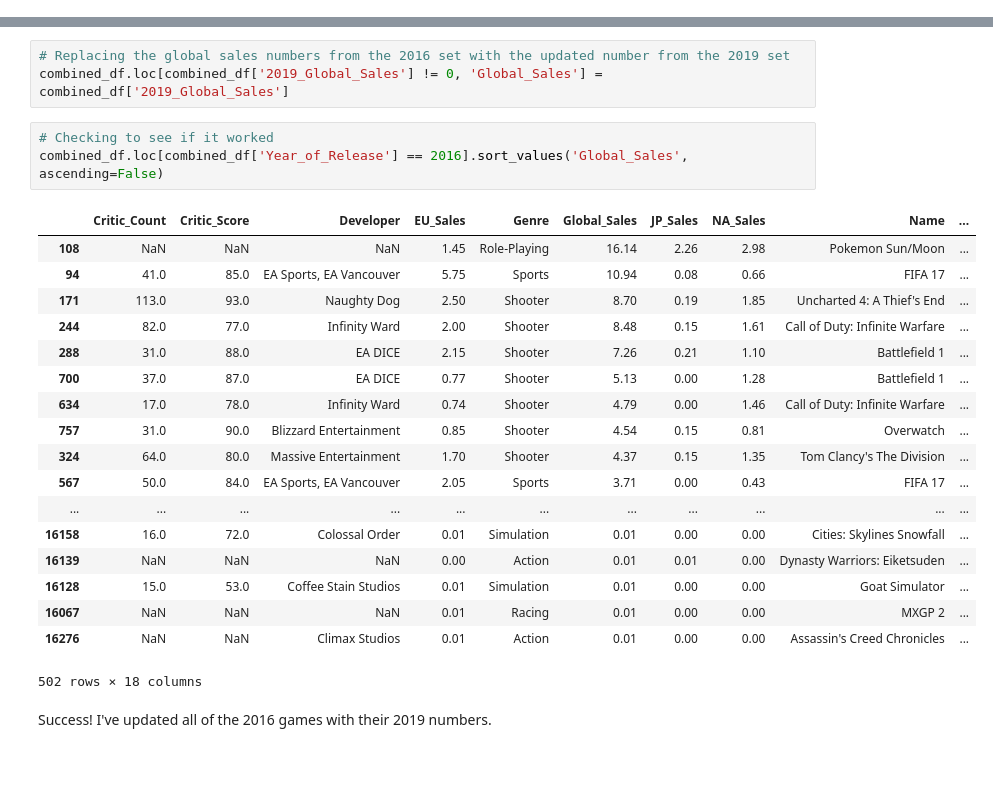
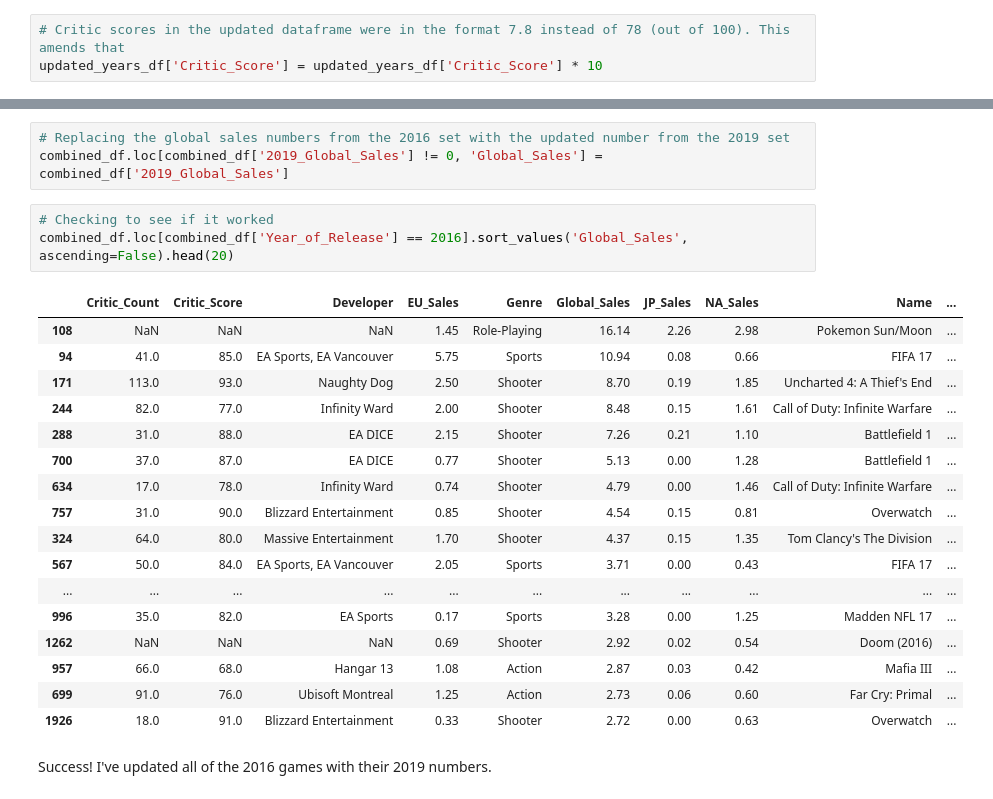
Before and after one commit to BlackDataSolutions/dsc-5-capstone-project-online-ds-ft-021119, a Jupyter notebook: VideoGameData EDA.ipynb, the cells around one changed output, grey strips where cells are left out. Cells and saved outputs as stored; diff of their text form; blank space fills up the shorter version.

```diff
--- a/VideoGameData EDA.ipynb
+++ b/VideoGameData EDA.ipynb
@@ -433,6 +408,9 @@ updated_years_df['Year_of_Release'].value_counts()
 2017.0    784
 2018.0    715
 Name: Year_of_Release, dtype: int64
+# %%
+# Critic scores in the updated dataframe were in the format 7.8 instead of 78 (out of 100). This amends that
+updated_years_df['Critic_Score'] = updated_years_df['Critic_Score'] * 10
 # %%
 # Creating an update dataframe for 2016 data
 updated_sales_df = df_2019.loc[(df_2019['Year_of_Release'] == 2016)]
@@ -561,26 +498,25 @@ combined_df['2019_Global_Sales'].fillna(0, inplace=True)
 combined_df.loc[combined_df['2019_Global_Sales'] != 0, 'Global_Sales'] = combined_df['2019_Global_Sales']
 # %%
 # Checking to see if it worked
-combined_df.loc[combined_df['Year_of_Release'] == 2016].sort_values('Global_Sales', ascending=False)
+combined_df.loc[combined_df['Year_of_Release'] == 2016].sort_values('Global_Sales', ascending=False).head(20)
 # %% [output]
 |  | Critic_Count | Critic_Score | Developer | EU_Sales | Genre | Global_Sales | JP_Sales | NA_Sales | Name | ... |
 | 108 | NaN | NaN | NaN | 1.45 | Role-Playing | 16.14 | 2.26 | 2.98 | Pokemon Sun/Moon | ... |
 | 94 | 41.0 | 85.0 | EA Sports, EA Vancouver | 5.75 | Sports | 10.94 | 0.08 | 0.66 | FIFA 17 | ... |
 | 171 | 113.0 | 93.0 | Naughty Dog | 2.50 | Shooter | 8.70 | 0.19 | 1.85 | Uncharted 4: A Thief's End | ... |
 | 244 | 82.0 | 77.0 | Infinity Ward | 2.00 | Shooter | 8.48 | 0.15 | 1.61 | Call of Duty: Infinite Warfare | ... |
 | 288 | 31.0 | 88.0 | EA DICE | 2.15 | Shooter | 7.26 | 0.21 | 1.10 | Battlefield 1 | ... |
 | 700 | 37.0 | 87.0 | EA DICE | 0.77 | Shooter | 5.13 | 0.00 | 1.28 | Battlefield 1 | ... |
 | 634 | 17.0 | 78.0 | Infinity Ward | 0.74 | Shooter | 4.79 | 0.00 | 1.46 | Call of Duty: Infinite Warfare | ... |
 | 757 | 31.0 | 90.0 | Blizzard Entertainment | 0.85 | Shooter | 4.54 | 0.15 | 0.81 | Overwatch | ... |
 | 324 | 64.0 | 80.0 | Massive Entertainment | 1.70 | Shooter | 4.37 | 0.15 | 1.35 | Tom Clancy's The Division | ... |
 | 567 | 50.0 | 84.0 | EA Sports, EA Vancouver | 2.05 | Sports | 3.71 | 0.00 | 0.43 | FIFA 17 | ... |
 | ... | ... | ... | ... | ... | ... | ... | ... | ... | ... | ... |
-| 16158 | 16.0 | 72.0 | Colossal Order | 0.01 | Simulation | 0.01 | 0.00 | 0.00 | Cities: Skylines Snowfall | ... |
-| 16139 | NaN | NaN | NaN | 0.00 | Action | 0.01 | 0.01 | 0.00 | Dynasty Warriors: Eiketsuden | ... |
-| 16128 | 15.0 | 53.0 | Coffee Stain Studios | 0.01 | Simulation | 0.01 | 0.00 | 0.00 | Goat Simulator | ... |
-| 16067 | NaN | NaN | NaN | 0.01 | Racing | 0.01 | 0.00 | 0.00 | MXGP 2 | ... |
-| 16276 | NaN | NaN | Climax Studios | 0.01 | Action | 0.01 | 0.00 | 0.00 | Assassin's Creed Chronicles | ... |
+| 996 | 35.0 | 82.0 | EA Sports | 0.17 | Sports | 3.28 | 0.00 | 1.25 | Madden NFL 17 | ... |
+| 1262 | NaN | NaN | NaN | 0.69 | Shooter | 2.92 | 0.02 | 0.54 | Doom (2016) | ... |
+| 957 | 66.0 | 68.0 | Hangar 13 | 1.08 | Action | 2.87 | 0.03 | 0.42 | Mafia III | ... |
+| 699 | 91.0 | 76.0 | Ubisoft Montreal | 1.25 | Action | 2.73 | 0.06 | 0.60 | Far Cry: Primal | ... |
+| 1926 | 18.0 | 91.0 | Blizzard Entertainment | 0.33 | Shooter | 2.72 | 0.00 | 0.63 | Overwatch | ... |
-502 rows × 18 columns
 # %% [markdown]
 Success! I've updated all of the 2016 games with their 2019 numbers.
 # %% [markdown]
```
Also changed, not shown: parts of 140 cells of this notebook, 24 other files.
